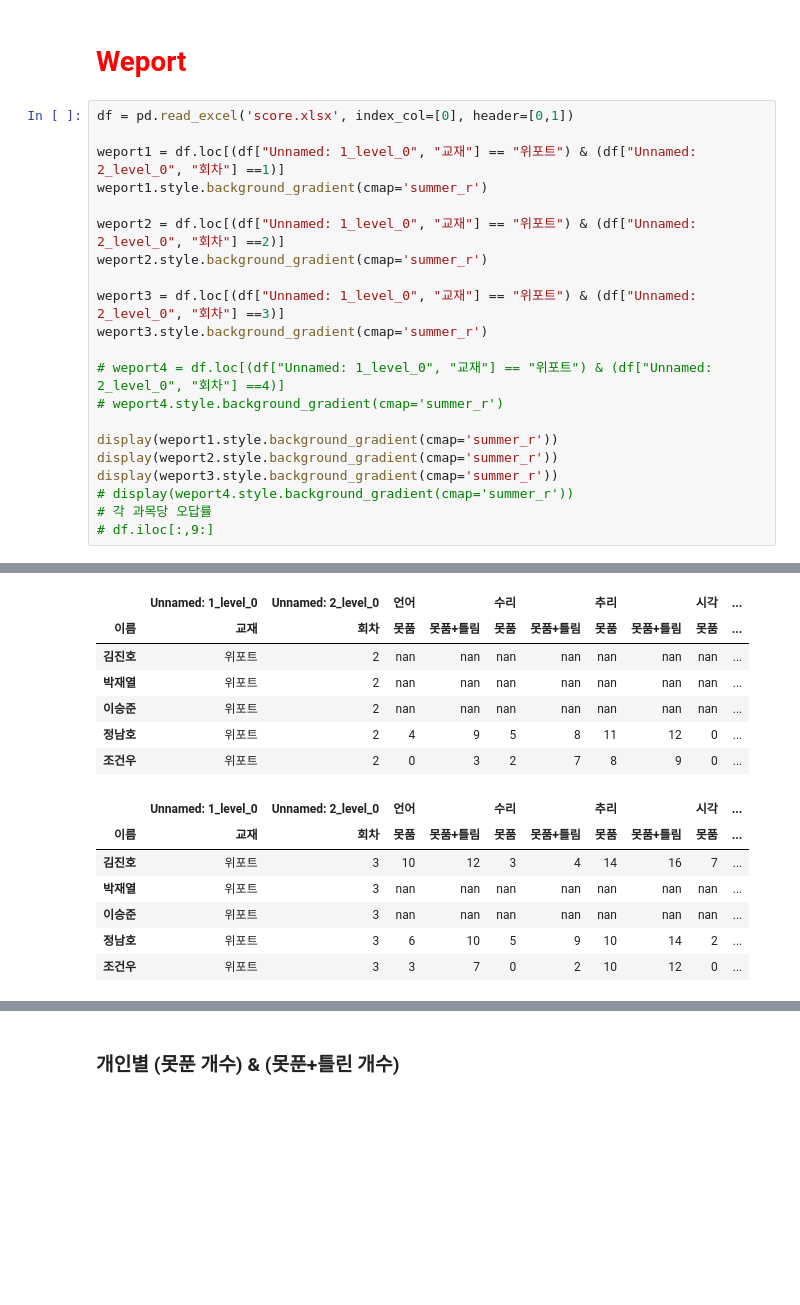
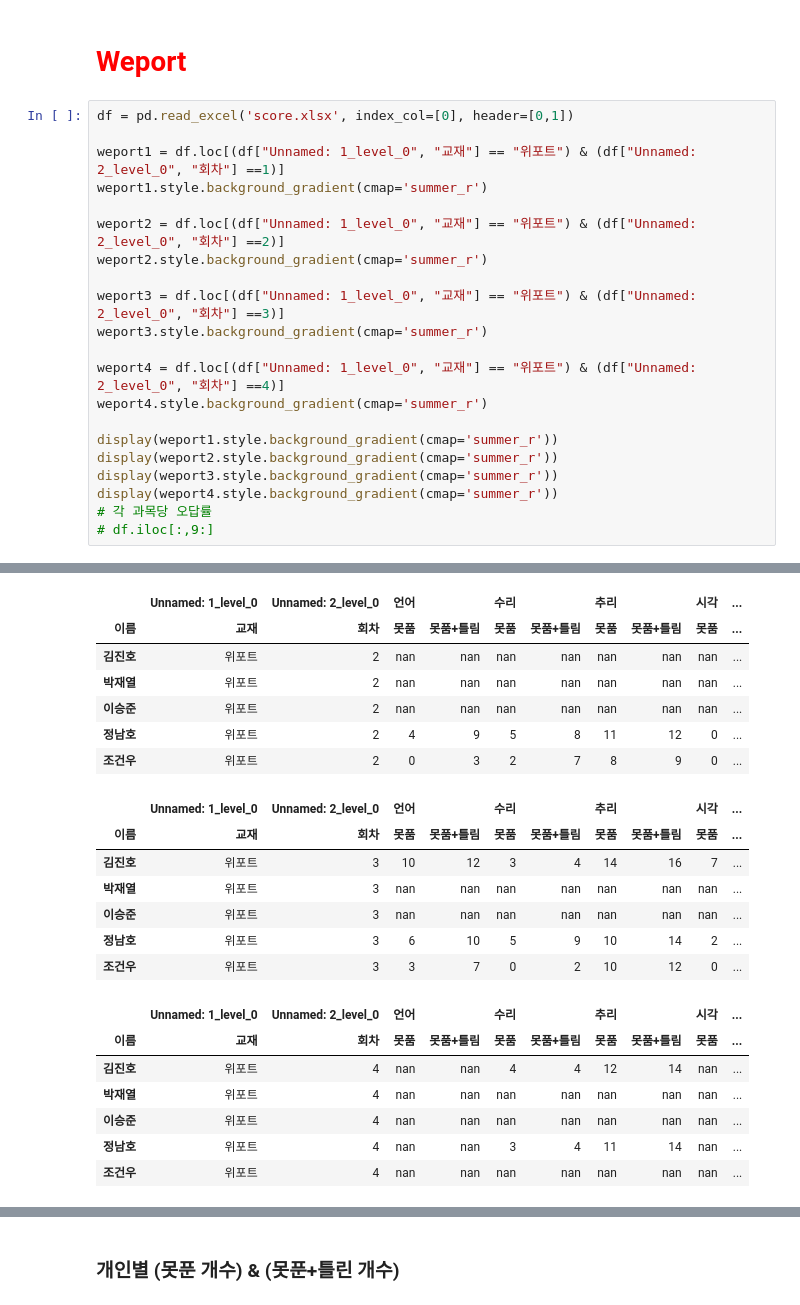
Before and after one commit to jeongnamho/gsat, a Jupyter notebook: 20_second/weport.ipynb, the cells around one changed output, grey strips where cells are left out. Drawn from its saved outputs; the diff is of its cells as text; blank space fills up the shorter version.

```diff
--- a/20_second/weport.ipynb
+++ b/20_second/weport.ipynb
@@ -59,37 +59,44 @@ weport2.style.background_gradient(cmap='summer_r')
 weport3 = df.loc[(df["Unnamed: 1_level_0", "교재"] == "위포트") & (df["Unnamed: 2_level_0", "회차"] ==3)]
 weport3.style.background_gradient(cmap='summer_r')
 
-# weport4 = df.loc[(df["Unnamed: 1_level_0", "교재"] == "위포트") & (df["Unnamed: 2_level_0", "회차"] ==4)]
-# weport4.style.background_gradient(cmap='summer_r')
+weport4 = df.loc[(df["Unnamed: 1_level_0", "교재"] == "위포트") & (df["Unnamed: 2_level_0", "회차"] ==4)]
+weport4.style.background_gradient(cmap='summer_r')
 
 display(weport1.style.background_gradient(cmap='summer_r'))
 display(weport2.style.background_gradient(cmap='summer_r'))
 display(weport3.style.background_gradient(cmap='summer_r'))
-# display(weport4.style.background_gradient(cmap='summer_r'))
+display(weport4.style.background_gradient(cmap='summer_r'))
 # 각 과목당 오답률
 # df.iloc[:,9:]
 # %% [output]
 |  | Unnamed: 1_level_0 | Unnamed: 2_level_0 | 언어 |  | 수리 |  | 추리 |  | 시각 | ... |
 | 이름 | 교재 | 회차 | 못품 | 못품+틀림 | 못품 | 못품+틀림 | 못품 | 못품+틀림 | 못품 | ... |
 | 김진호 | 위포트 | 1 | 6 | 10 | 2 | 3 | 13 | 13 | nan | ... |
 | 박재열 | 위포트 | 1 | 5 | 8 | 5 | 7 | 1 | 5 | 8 | ... |
 | 이승준 | 위포트 | 1 | 4 | 6 | 3 | 8 | 10 | 10 | 7 | ... |
 | 정남호 | 위포트 | 1 | 6 | 8 | 3 | 9 | 8 | 11 | 6 | ... |
 | 조건우 | 위포트 | 1 | 1 | 5 | 1 | 5 | 6 | 8 | 1 | ... |
 |  | Unnamed: 1_level_0 | Unnamed: 2_level_0 | 언어 |  | 수리 |  | 추리 |  | 시각 | ... |
 | 이름 | 교재 | 회차 | 못품 | 못품+틀림 | 못품 | 못품+틀림 | 못품 | 못품+틀림 | 못품 | ... |
 | 김진호 | 위포트 | 2 | nan | nan | nan | nan | nan | nan | nan | ... |
 | 박재열 | 위포트 | 2 | nan | nan | nan | nan | nan | nan | nan | ... |
 | 이승준 | 위포트 | 2 | nan | nan | nan | nan | nan | nan | nan | ... |
 | 정남호 | 위포트 | 2 | 4 | 9 | 5 | 8 | 11 | 12 | 0 | ... |
 | 조건우 | 위포트 | 2 | 0 | 3 | 2 | 7 | 8 | 9 | 0 | ... |
 |  | Unnamed: 1_level_0 | Unnamed: 2_level_0 | 언어 |  | 수리 |  | 추리 |  | 시각 | ... |
 | 이름 | 교재 | 회차 | 못품 | 못품+틀림 | 못품 | 못품+틀림 | 못품 | 못품+틀림 | 못품 | ... |
 | 김진호 | 위포트 | 3 | 10 | 12 | 3 | 4 | 14 | 16 | 7 | ... |
 | 박재열 | 위포트 | 3 | nan | nan | nan | nan | nan | nan | nan | ... |
 | 이승준 | 위포트 | 3 | nan | nan | nan | nan | nan | nan | nan | ... |
 | 정남호 | 위포트 | 3 | 6 | 10 | 5 | 9 | 10 | 14 | 2 | ... |
 | 조건우 | 위포트 | 3 | 3 | 7 | 0 | 2 | 10 | 12 | 0 | ... |
+|  | Unnamed: 1_level_0 | Unnamed: 2_level_0 | 언어 |  | 수리 |  | 추리 |  | 시각 | ... |
+| 이름 | 교재 | 회차 | 못품 | 못품+틀림 | 못품 | 못품+틀림 | 못품 | 못품+틀림 | 못품 | ... |
+| 김진호 | 위포트 | 4 | nan | nan | 4 | 4 | 12 | 14 | nan | ... |
+| 박재열 | 위포트 | 4 | nan | nan | nan | nan | nan | nan | nan | ... |
+| 이승준 | 위포트 | 4 | nan | nan | nan | nan | nan | nan | nan | ... |
+| 정남호 | 위포트 | 4 | nan | nan | 3 | 4 | 11 | 14 | nan | ... |
+| 조건우 | 위포트 | 4 | nan | nan | nan | nan | nan | nan | nan | ... |
 # %%
 weport1_nonreplied = weport1.iloc[:,[2,4,6,8]]
 weport1_total = weport1.iloc[:,[3,5,7,9]]
```
Also changed, not shown: parts of 4 cells of this notebook, 1 other file.
